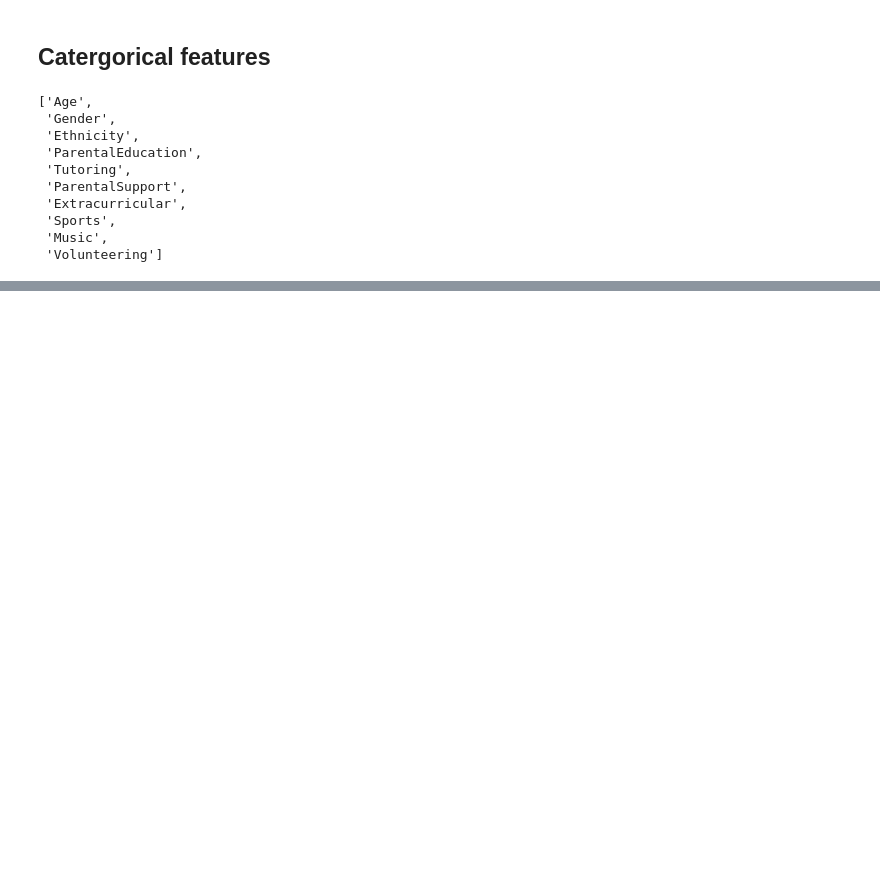
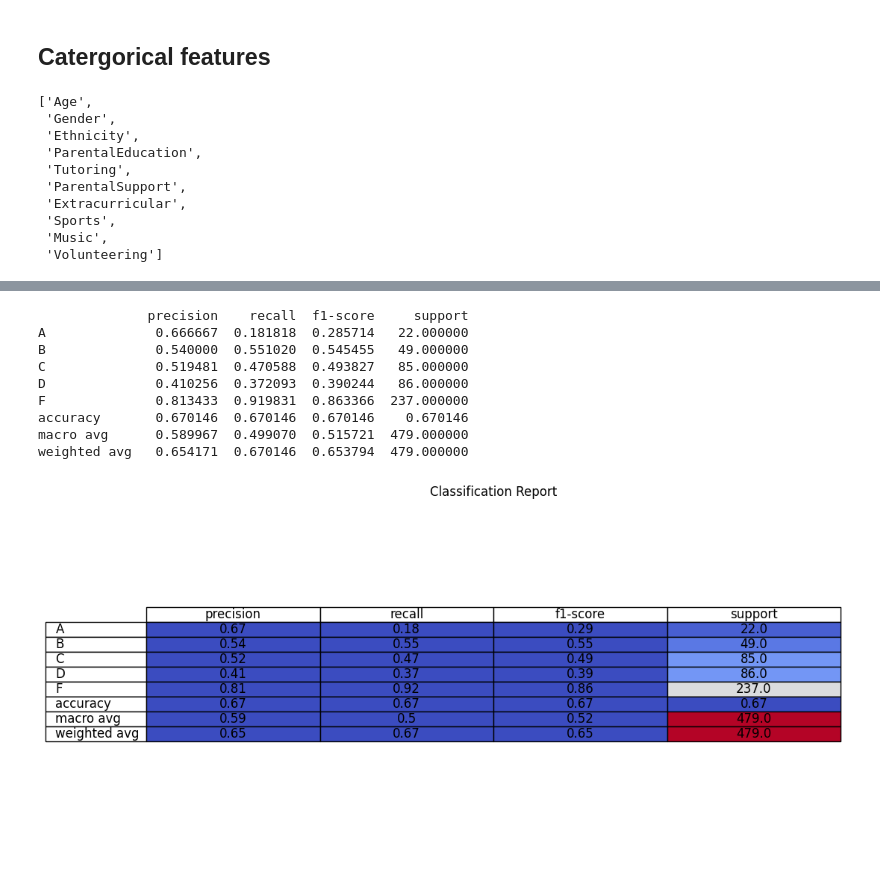
Before and after one commit to aritzcerezo/Student-s-Performance-ML-Problem, a Jupyter notebook: gradeClass_predictor.ipynb, the cells around one changed output, grey strips where cells are left out. Saved outputs shown, nothing was run; the diff lists cells and outputs as text; code cells hidden in the pictures; blank space fills up the shorter version.

```diff
--- a/gradeClass_predictor.ipynb
+++ b/gradeClass_predictor.ipynb
@@ -217,0 +358,7 @@ Value counts for ParentalEducation:
+# %%
+X = pd.read_csv('data\clean_data\clean_features.csv')
+y = pd.read_csv('data/clean_data/clean_target_gradeClass.csv')['GradeClass']
+# %%
+variables_numericas=['StudyTimeWeekly','Absences']
+variables_categoricas=[i for i in X.columns if i not in variables_numericas]
+del variables_categoricas[1]
@@ -217,0 +426,2 @@ Value counts for ParentalEducation:
+# %%
+y_pred = pipeline.predict(X_test)
@@ -217,0 +446,39 @@ Value counts for ParentalEducation:
+# %%
+# Obtener el classification report como diccionario
+report_dict = classification_report(y_test, y_pred, target_names=label_encoder.classes_, output_dict=True)
+
+# Convertir el diccionario en un DataFrame
+report_df = pd.DataFrame(report_dict).transpose()
+
+# Mostrar el DataFrame
+print(report_df)
+
+# Configurar el tamaño de la figura
+fig, ax = plt.subplots(figsize=(10, 6))
+
+# Crear una tabla usando matplotlib
+table = plt.table(cellText=np.round(report_df.values, 2),
+                  colLabels=report_df.columns,
+                  rowLabels=report_df.index,
+                  cellLoc='center',
+                  loc='center',
+                  cellColours=plt.cm.coolwarm(report_df.values / report_df.values.max()))
+
+# Ajustar la visualización
+table.auto_set_font_size(False)
+table.set_fontsize(12)
+table.scale(1.2, 1.2)
+plt.axis('off')  # Desactivar ejes
+plt.title('Classification Report')
+plt.show()
+# %% [output]
+              precision    recall  f1-score     support
+A              0.666667  0.181818  0.285714   22.000000
+B              0.540000  0.551020  0.545455   49.000000
+C              0.519481  0.470588  0.493827   85.000000
+D              0.410256  0.372093  0.390244   86.000000
+F              0.813433  0.919831  0.863366  237.000000
+accuracy       0.670146  0.670146  0.670146    0.670146
+macro avg      0.589967  0.499070  0.515721  479.000000
+weighted avg   0.654171  0.670146  0.653794  479.000000
+[figure, added]
```
Also changed, not shown: parts of 24 cells of this notebook, 5 other files.
